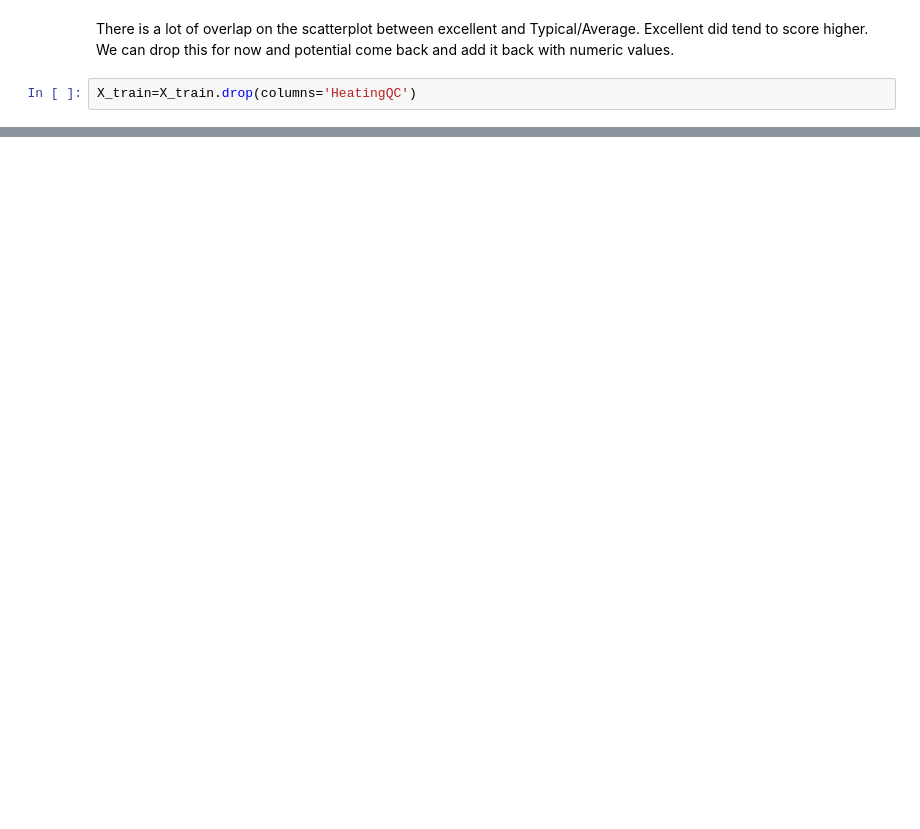
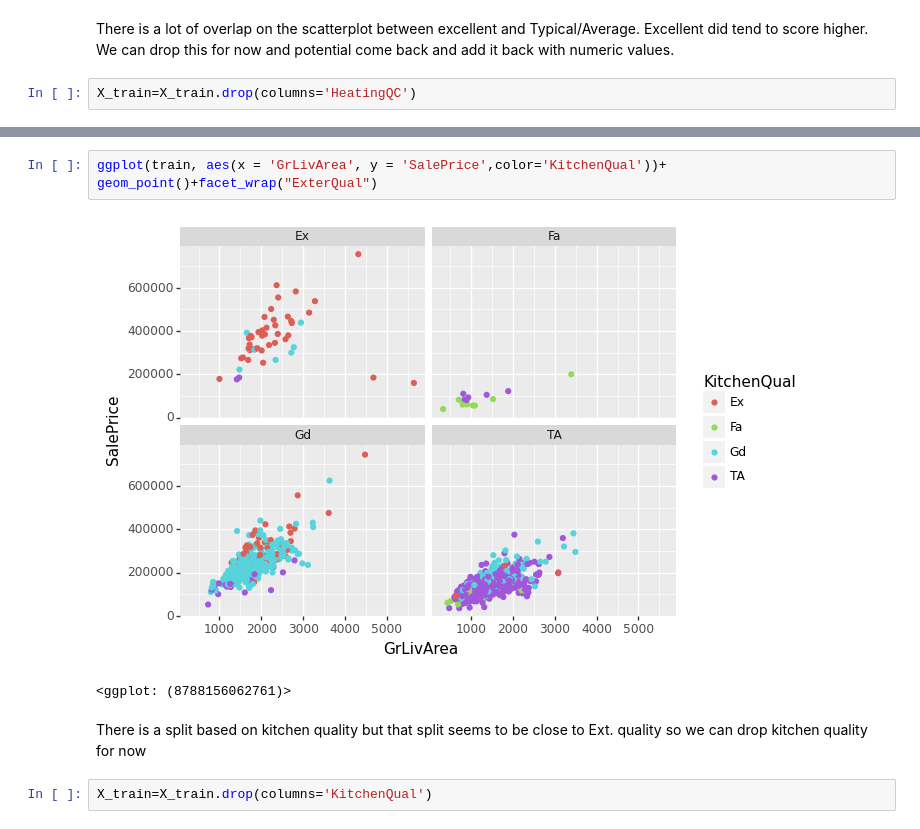
Before and after one commit to ronsperber/Real-Estate-Pricing, a Jupyter notebook: realestateprice.ipynb, the cells around one changed output, grey strips where cells are left out. Cells and saved outputs as stored; diff of their text form; blank space fills up the shorter version.

```diff
--- a/realestateprice.ipynb
+++ b/realestateprice.ipynb
@@ -1562,0 +1608,9 @@ X_train=X_train.drop(columns='HeatingQC')
+# %%
+ggplot(train, aes(x = 'GrLivArea', y = 'SalePrice',color='KitchenQual'))+ geom_point()+facet_wrap("ExterQual")
+# %% [output]
+[figure, added]
+<ggplot: (8788156062761)>
+# %% [markdown]
+There is a split based on kitchen quality but that split seems to be close to Ext. quality so we can drop kitchen quality for now
+# %%
+X_train=X_train.drop(columns='KitchenQual')
```
Also changed, not shown: parts of 91 cells of this notebook.
